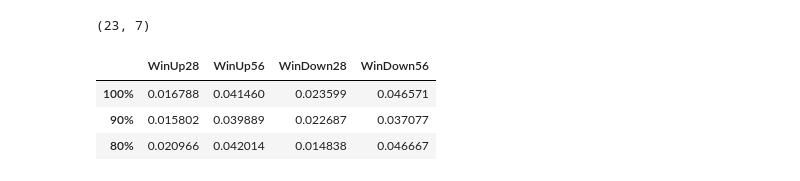
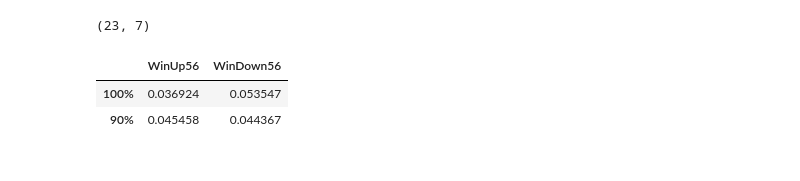
Before and after one commit to SonglingLu/OneRoomABM, a Jupyter notebook: notebooks/paper_functions_viz.ipynb, the cells around one changed output. Saved outputs shown, nothing was run; the diff lists cells and outputs as text; code cells hidden in the pictures.

```diff
--- a/notebooks/paper_functions_viz.ipynb
+++ b/notebooks/paper_functions_viz.ipynb
@@ -210,7 +119,8 @@ C:\Users\Bailey\Desktop\Github files\OneRoomABM\notebooks cwd
 
 # plot % infectivity based on day- lognormal w/ % chance of infectivity
 
-proxy_vars = generate_infectivity_curves()
-out = plot_infectivity_curves(proxy_vars)
+# proxy_vars = generate_infectivity_curves()
+# out = plot_infectivity_curves(proxy_vars)
 # proxy_vars
+out
 # %% [output]
@@ -502,16 +486,18 @@ IndexError: tuple index out of range
 # initialize: parameter loops
 
 windows = ['up', 'down']
-num_students = [28, 56]
-masks = [1, .9, .8]
-num_sims = 10
-trip_length = 60
+num_students = [56]
+masks = [1, .9]
+num_sims = 100
+trip_length = 45
 
 
 # table output: % chance of >= 1 infection over 1 bus trip
 
-out_array = [[], [], []]
-final_array = [[], [], []]
+out_array = [[], []]
+final_array = [[], []]
+
+bus_trip_array = []
 
 
 out_matrix = np.array(np.zeros(shape=bus_flow_direction.shape))
@@ -545,13 +531,19 @@ for w in range(len(windows)):
             out_array[m].append([windows[w],num_students[n],masks[m]]) # append value
             final_array[m].append(chance_nonzero)
 
+            bus_trip_array.append(bus_trip)
+
             for y in range(len(avg_conc)):
                 for x in range((len(avg_conc[0]))):
                     out_matrix[y][x] += (avg_conc[y][x]) / (len(windows) * len(num_students) * len(masks))
 
 out_df = pd.DataFrame(out_array)
-out_df.columns = ['WinUp28', 'WinUp56', 'WinDown28', 'WinDown56']
-out_df.index = ['100%', '90%', '80%'] # mask wearing rate
+# out_df.columns = ['WinUp28', 'WinUp56', 'WinDown28', 'WinDown56']
+
+# out_df.index = ['100%', '90%', '80%'] # mask wearing rate
+out_df.columns = ['WinUp56', 'WinDown56']
+out_df.index = ['100%', '90%']
+
 out_df
 
 # initialize: scatter
@@ -581,11 +584,12 @@ conc[0].shape
 (23, 7)
 # %%
 final_df = pd.DataFrame(final_array)
-final_df.columns =['WinUp28', 'WinUp56', 'WinDown28', 'WinDown56']
-final_df.index = ['100%', '90%', '80%'] # mask wearing rate
+# final_df.columns =['WinUp28', 'WinUp56', 'WinDown28', 'WinDown56']
+# final_df.index = ['100%', '90%', '80%'] # mask wearing rate
+final_df.columns = out_df.columns
+final_df.index = out_df.index
 final_df
 # %% [output]
-|  | WinUp28 | WinUp56 | WinDown28 | WinDown56 |
-| 100% | 0.016788 | 0.041460 | 0.023599 | 0.046571 |
-| 90% | 0.015802 | 0.039889 | 0.022687 | 0.037077 |
-| 80% | 0.020966 | 0.042014 | 0.014838 | 0.046667 |
+|  | WinUp56 | WinDown56 |
+| 100% | 0.036924 | 0.053547 |
+| 90% | 0.045458 | 0.044367 |
```
Also changed, not shown: parts of 15 cells of this notebook, 4 other files.
